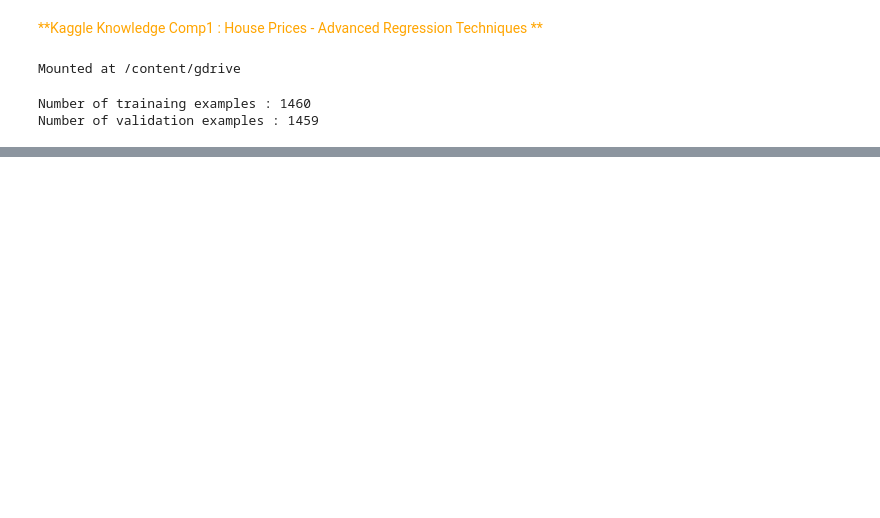
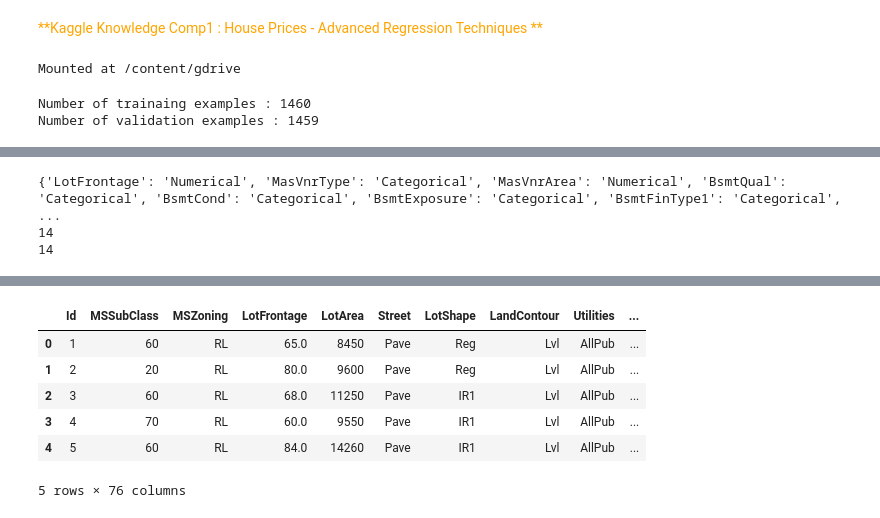
Before and after one commit to anirudh217sharma/2048, a Jupyter notebook: House_Prices_Advanced_Regression_Techniques.ipynb, the cells around one changed output, grey strips where cells are left out. Drawn from its saved outputs; the diff is of its cells as text; code cells hidden in the pictures; blank space fills up the shorter version.

```diff
--- a/House_Prices_Advanced_Regression_Techniques.ipynb
+++ b/House_Prices_Advanced_Regression_Techniques.ipynb
@@ -47,0 +204,51 @@ Number of validation examples : 1459
+# %%
+# Getting the actual categorical/numerical columns which requires imputation dict()
+imputation_dict = dict()
+
+for col in missing_df.index:
+  if col in catCol:
+    imputation_dict[col] = 'Categorical'
+  elif col in numCol:
+    imputation_dict[col] = 'Numerical'
+
+print(imputation_dict)
+print(len(imputation_dict.keys()))
+print(len(missing_df.index))
+# %% [output]
+{'LotFrontage': 'Numerical', 'MasVnrType': 'Categorical', 'MasVnrArea': 'Numerical', 'BsmtQual': 'Categorical', 'BsmtCond': 'Categorical', 'BsmtExposure': 'Categorical', 'BsmtFinType1': 'Categorical', ...
+14
+14
+# %%
+"""
+Imputation method - using median for numerical columns & mode for Categorical columns
+
+TODO-> Other methods can be tried later on to see how it affects the model performance
+
+"""
+
+def impute_missing_values(df, impute_dict):
+  """
+  Imputes missing values in a pandas dataframe using the provided dictionary.
+
+  Args:
+      df: A pandas dataframe.
+      impute_dict: A dictionary with keys as column names and values as either
+          "Categorical" or "Numerical".
+
+  Returns:
+      A pandas dataframe with imputed missing values.
+  """
+
+  for column, imputation_type in impute_dict.items():
+    if imputation_type == "Categorical":
+      df[column] = df[column].fillna(df[column].mode()[0])
+    elif imputation_type == "Numerical":
+      df[column] = df[column].fillna(df[column].median())
+    else:
+      raise ValueError(f"Invalid imputation type: {imputation_type}")
+
+  return df
+
+train_imputed = impute_missing_values(train.copy(), imputation_dict)
+train_imputed.head()
+# %% [output]
@@ -47,0 +256,7 @@ Number of validation examples : 1459
+|  | Id | MSSubClass | MSZoning | LotFrontage | LotArea | Street | LotShape | LandContour | Utilities | ... |
+| 0 | 1 | 60 | RL | 65.0 | 8450 | Pave | Reg | Lvl | AllPub | ... |
+| 1 | 2 | 20 | RL | 80.0 | 9600 | Pave | Reg | Lvl | AllPub | ... |
+| 2 | 3 | 60 | RL | 68.0 | 11250 | Pave | IR1 | Lvl | AllPub | ... |
+| 3 | 4 | 70 | RL | 60.0 | 9550 | Pave | IR1 | Lvl | AllPub | ... |
+| 4 | 5 | 60 | RL | 84.0 | 14260 | Pave | IR1 | Lvl | AllPub | ... |
+5 rows × 76 columns
```
Also changed, not shown: parts of 14 cells of this notebook.
